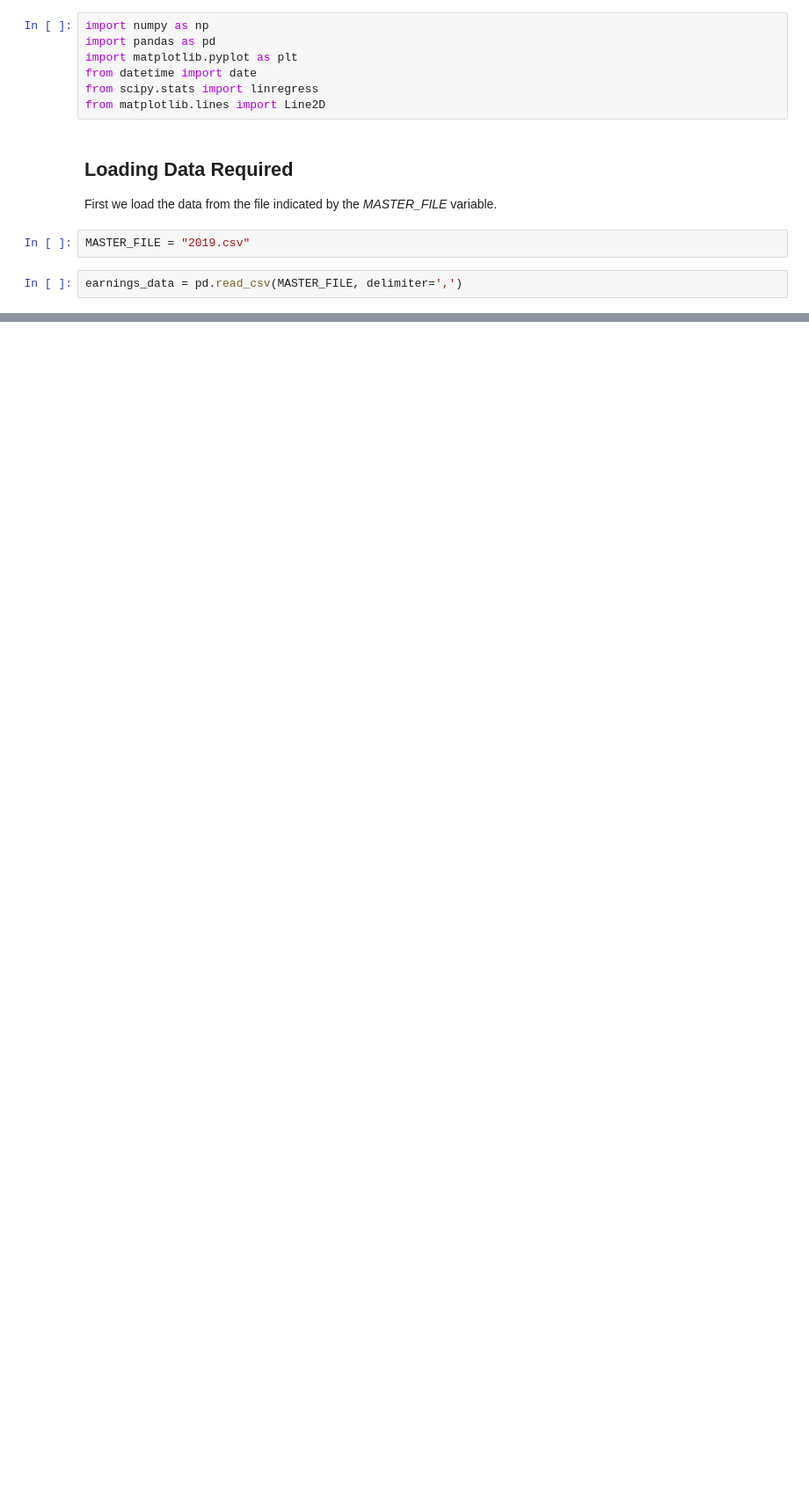
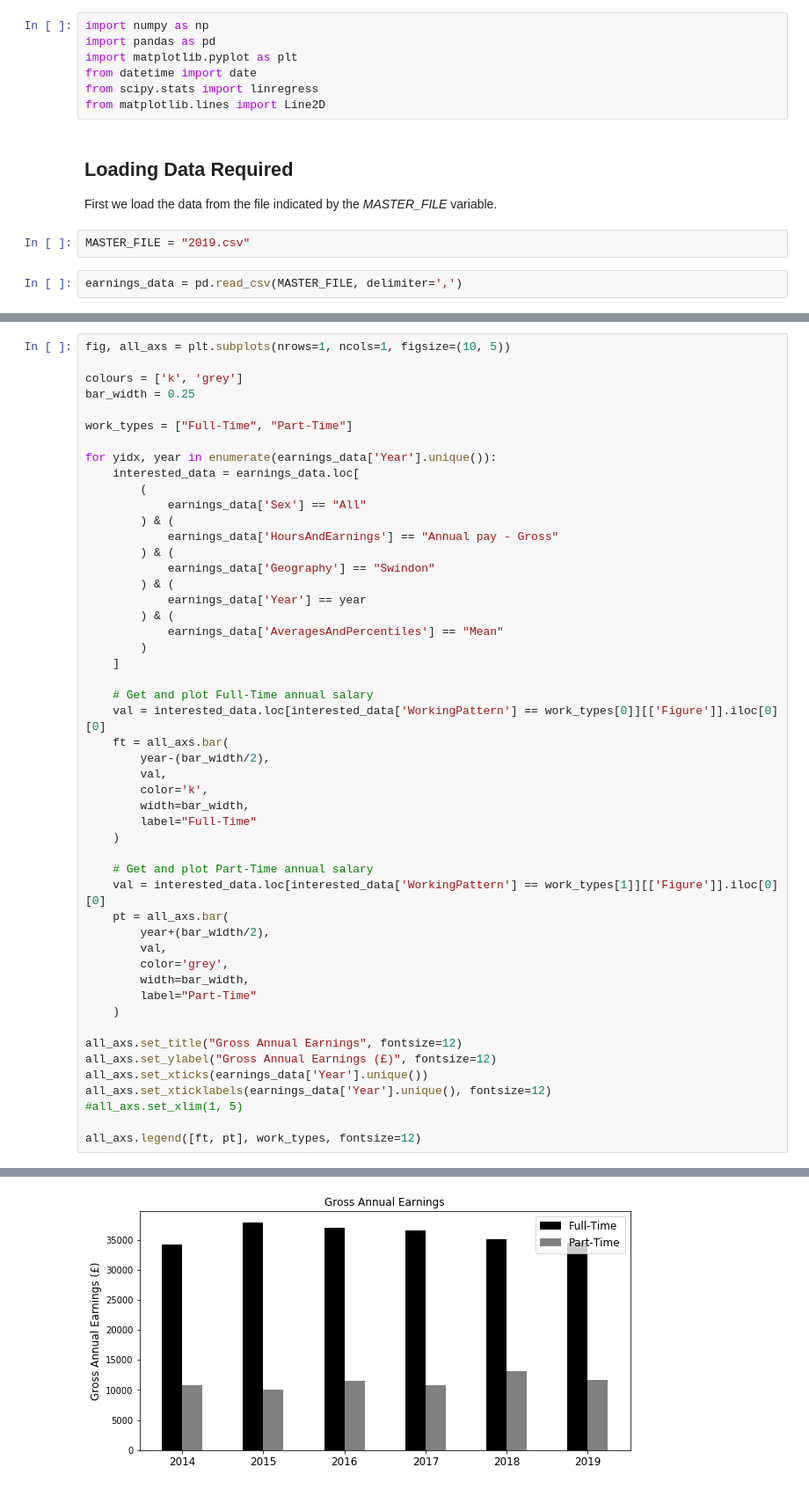
Before and after one commit to Sciprios/SwindonCovid, a Jupyter notebook: Salary/Earnings.ipynb, the cells around one changed output, grey strips where cells are left out. Shown at 88% size. Drawn from its saved outputs; the diff is of its cells as text; blank space fills up the shorter version.

```diff
--- a/Salary/Earnings.ipynb
+++ b/Salary/Earnings.ipynb
@@ -36,0 +58,51 @@ To begin we look at the differences between earnings and total hours worked for
+# %%
+fig, all_axs = plt.subplots(nrows=1, ncols=1, figsize=(10, 5))
+
+colours = ['k', 'grey']
+bar_width = 0.25
+
+work_types = ["Full-Time", "Part-Time"]
+
+for yidx, year in enumerate(earnings_data['Year'].unique()):
+    interested_data = earnings_data.loc[
+        (
+            earnings_data['Sex'] == "All"
+        ) & (
+            earnings_data['HoursAndEarnings'] == "Annual pay - Gross"
+        ) & (
+            earnings_data['Geography'] == "Swindon"
+        ) & (
+            earnings_data['Year'] == year
+        ) & (
+            earnings_data['AveragesAndPercentiles'] == "Mean"
+        )
+    ]
+
+    # Get and plot Full-Time annual salary
+    val = interested_data.loc[interested_data['WorkingPattern'] == work_types[0]][['Figure']].iloc[0][0]
+    ft = all_axs.bar(
+        year-(bar_width/2),
+        val,
+        color='k',
+        width=bar_width,
+        label="Full-Time"
+    )
+
+    # Get and plot Part-Time annual salary
+    val = interested_data.loc[interested_data['WorkingPattern'] == work_types[1]][['Figure']].iloc[0][0]
+    pt = all_axs.bar(
+        year+(bar_width/2),
+        val,
+        color='grey',
+        width=bar_width,
+        label="Part-Time"
+    )
+
+all_axs.set_title("Gross Annual Earnings", fontsize=12)
+all_axs.set_ylabel("Gross Annual Earnings (£)", fontsize=12)
+all_axs.set_xticks(earnings_data['Year'].unique())
+all_axs.set_xticklabels(earnings_data['Year'].unique(), fontsize=12)
+#all_axs.set_xlim(1, 5)
+
+all_axs.legend([ft, pt], work_types, fontsize=12)
+# %% [output]
@@ -37 +110,2 @@ To begin we look at the differences between earnings and total hours worked for
+[figure, added]
 # %%
```
Also changed, not shown: parts of 6 cells of this notebook.
